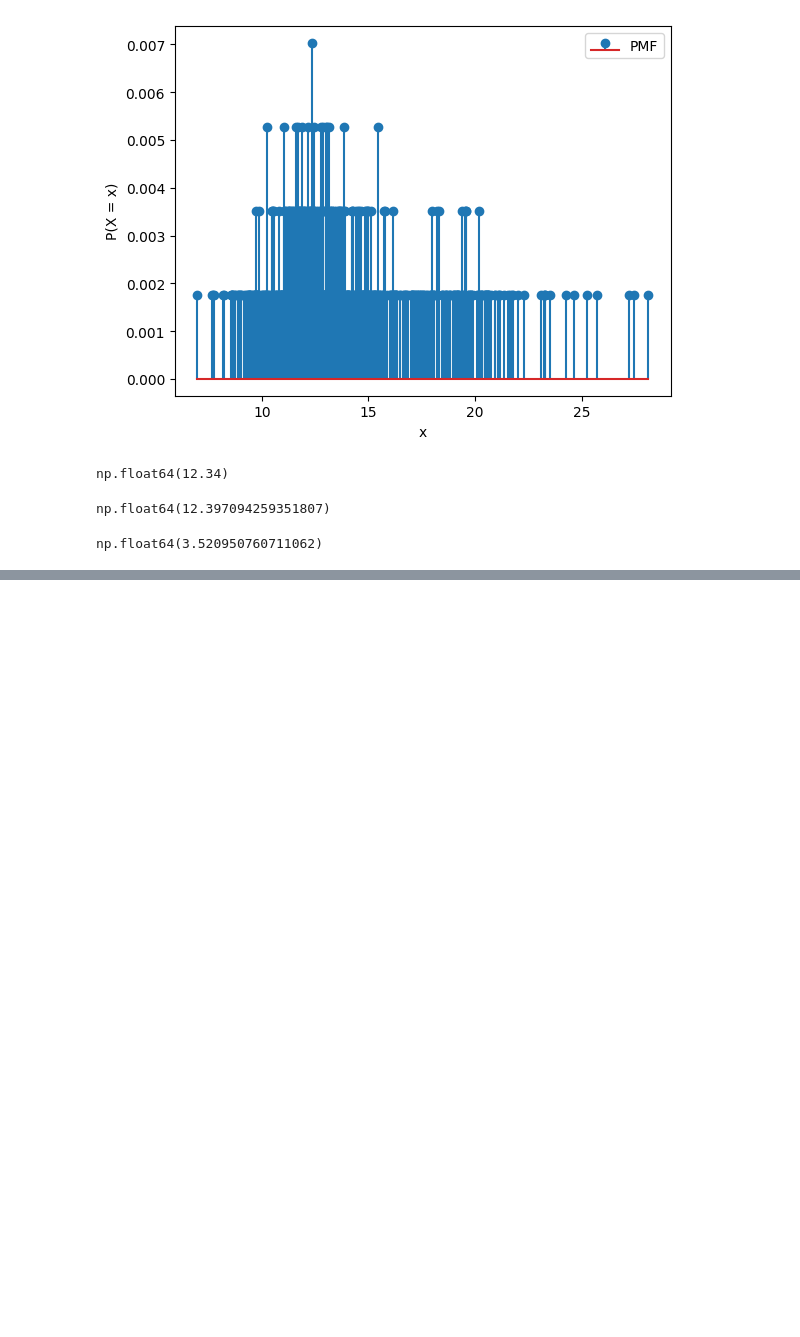
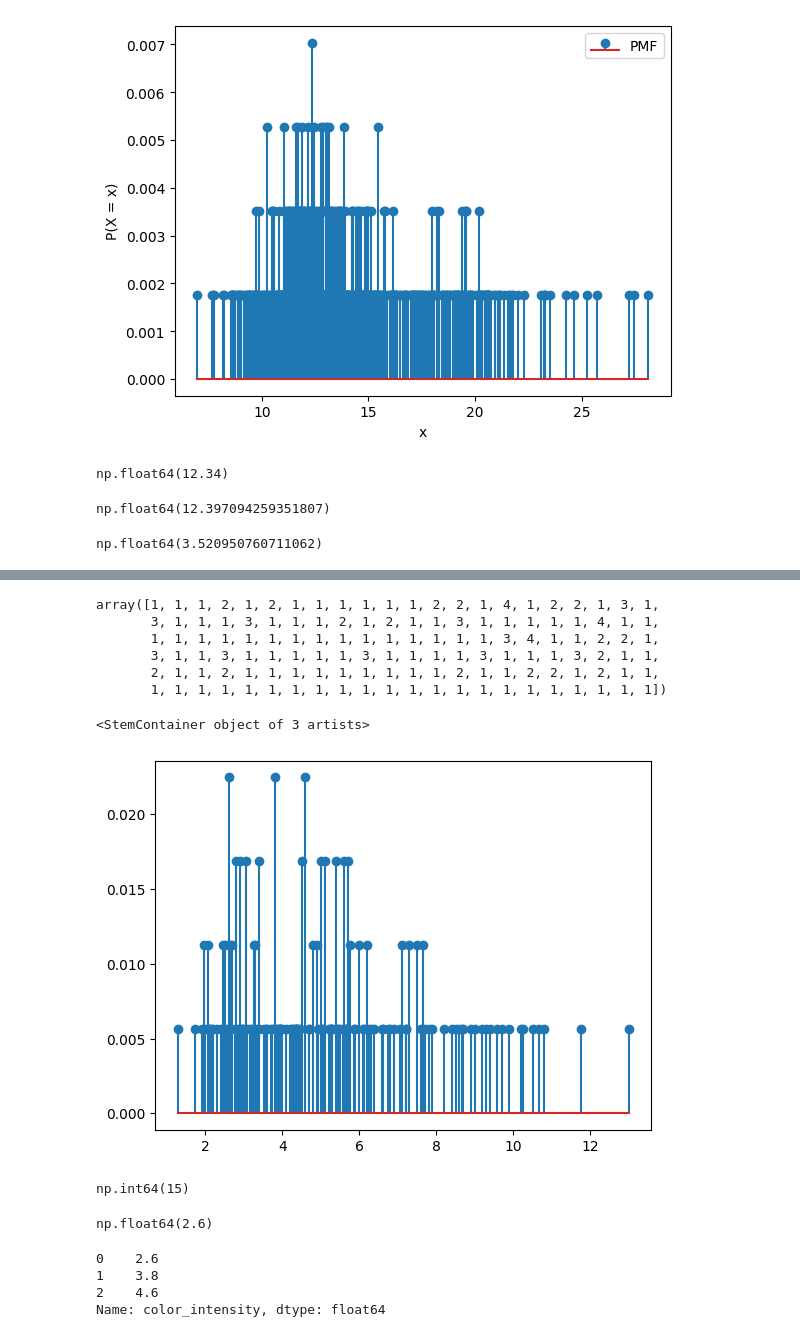
Before and after one commit to axrorbusan/zakoai, a Jupyter notebook: m1/2_dars/axror_code2.ipynb, the cells around one changed output, grey strips where cells are left out. Saved outputs shown, nothing was run; the diff lists cells and outputs as text; code cells hidden in the pictures; blank space fills up the shorter version.

```diff
--- a/m1/2_dars/axror_code2.ipynb
+++ b/m1/2_dars/axror_code2.ipynb
@@ -196,0 +264,3 @@ np.float64(3.520950760711062)
+# %%
+x,y=np.unique(data, return_counts=True)
+pmf = y/len(data)
@@ -196,0 +287,32 @@ np.float64(3.520950760711062)
+# %%
+y
+# %% [output]
+array([1, 1, 1, 2, 1, 2, 1, 1, 1, 1, 1, 1, 2, 2, 1, 4, 1, 2, 2, 1, 3, 1,
+       3, 1, 1, 1, 3, 1, 1, 1, 2, 1, 2, 1, 1, 3, 1, 1, 1, 1, 1, 4, 1, 1,
+       1, 1, 1, 1, 1, 1, 1, 1, 1, 1, 1, 1, 1, 1, 1, 3, 4, 1, 1, 2, 2, 1,
+       3, 1, 1, 3, 1, 1, 1, 1, 1, 3, 1, 1, 1, 1, 3, 1, 1, 1, 3, 2, 1, 1,
+       2, 1, 1, 2, 1, 1, 1, 1, 1, 1, 1, 1, 1, 2, 1, 1, 2, 2, 1, 2, 1, 1,
+       1, 1, 1, 1, 1, 1, 1, 1, 1, 1, 1, 1, 1, 1, 1, 1, 1, 1, 1, 1, 1, 1])
+# %%
+#so now i have no function. i just tried to experiment how the function was working to find pmf
+
+plt.stem(x,pmf, label='PMF')
+# %% [output]
+<StemContainer object of 3 artists>
+[figure, added]
+# %%
+mode_idx = np.argmax(pmf)
+mode_idx
+# %% [output]
+np.int64(15)
+# %%
+x[mode_idx]
+# %% [output]
+np.float64(2.6)
+# %%
+df['color_intensity'].mode()
+# %% [output]
+0    2.6
+1    3.8
+2    4.6
+Name: color_intensity, dtype: float64
```
Also changed, not shown: parts of 6 cells of this notebook, 2 other files.
